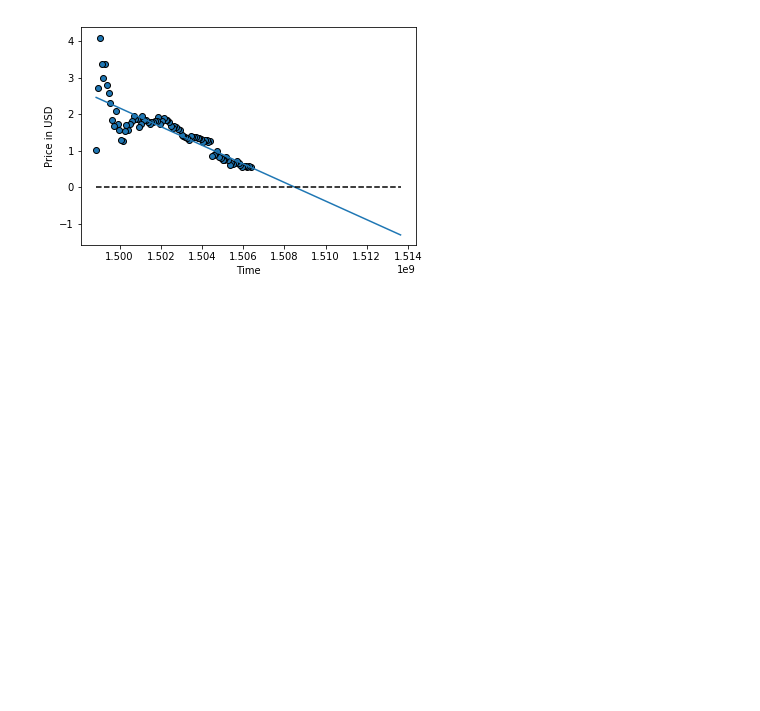
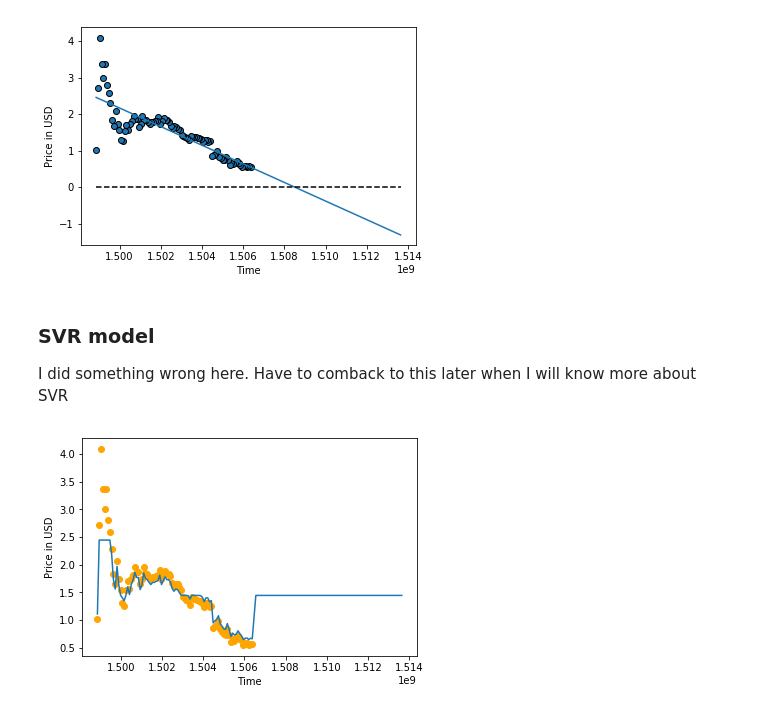
Before and after one commit to lzenczuk/ml_playground, a Jupyter notebook: eos/Eos price prediction.ipynb, the cells around one changed output. Drawn from its saved outputs; the diff is of its cells as text; code cells hidden in the pictures; blank space fills up the shorter version.

Commit message:
Add SVR to eos price prediction - wrong solution

```diff
--- a/eos/Eos price prediction.ipynb
+++ b/eos/Eos price prediction.ipynb
@@ -20,6 +20,8 @@ display(eos_data.head())
 # %%
 ts = eos_data['timestamp'].values.reshape(-1, 1)
 price = eos_data['price']
+
+tsf = pd.Series(range(1513641600, 1506517200, -86400)).append(eos_data['timestamp']).values.reshape(-1, 1)
 
 import matplotlib.pyplot as plt
 
@@ -56,3 +58,22 @@ plt.show()
 # %% [output]
 [ 2.45524827 -1.31096439]
 [figure]
+# %% [markdown]
+### SVR model
+I did something wrong here. Have to comback to this later when I will know more about SVR
+# %%
+from sklearn.svm import SVR
+
+price_pred1 = SVR().fit(ts, price).predict(tsf)
+# Something is wrong - no result
+#price_pred2 = SVR(kernel='poly', C=1e3, degree=2).fit(ts, price).predict(tsf)
+
+fig, ax = plt.subplots()
+ax.scatter(ts, price, color='orange')
+ax.plot(tsf, price_pred1)
+# ax.plot(tsf, price_pred2)
+ax.set_xlabel('Time')
+ax.set_ylabel('Price in USD')
+plt.show()
+# %% [output]
+[figure, added]
```
